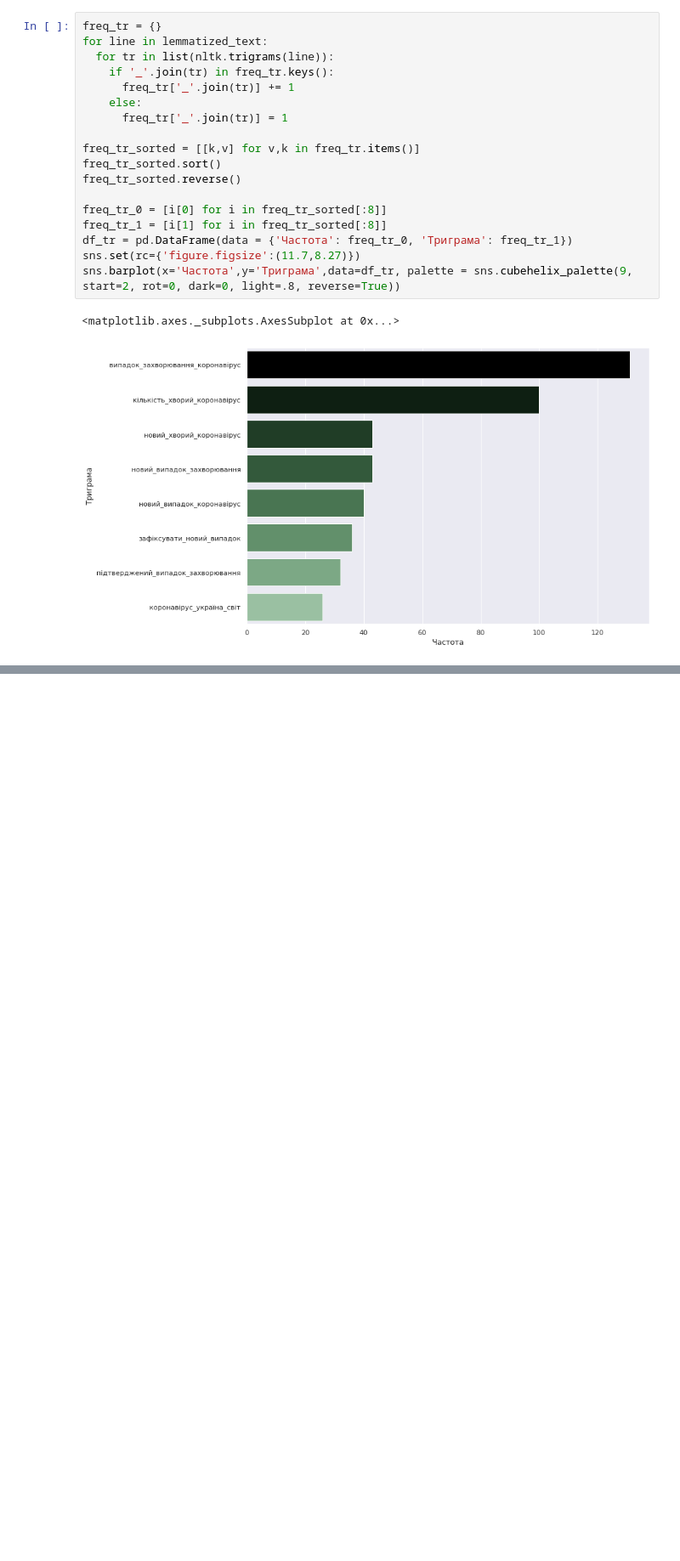
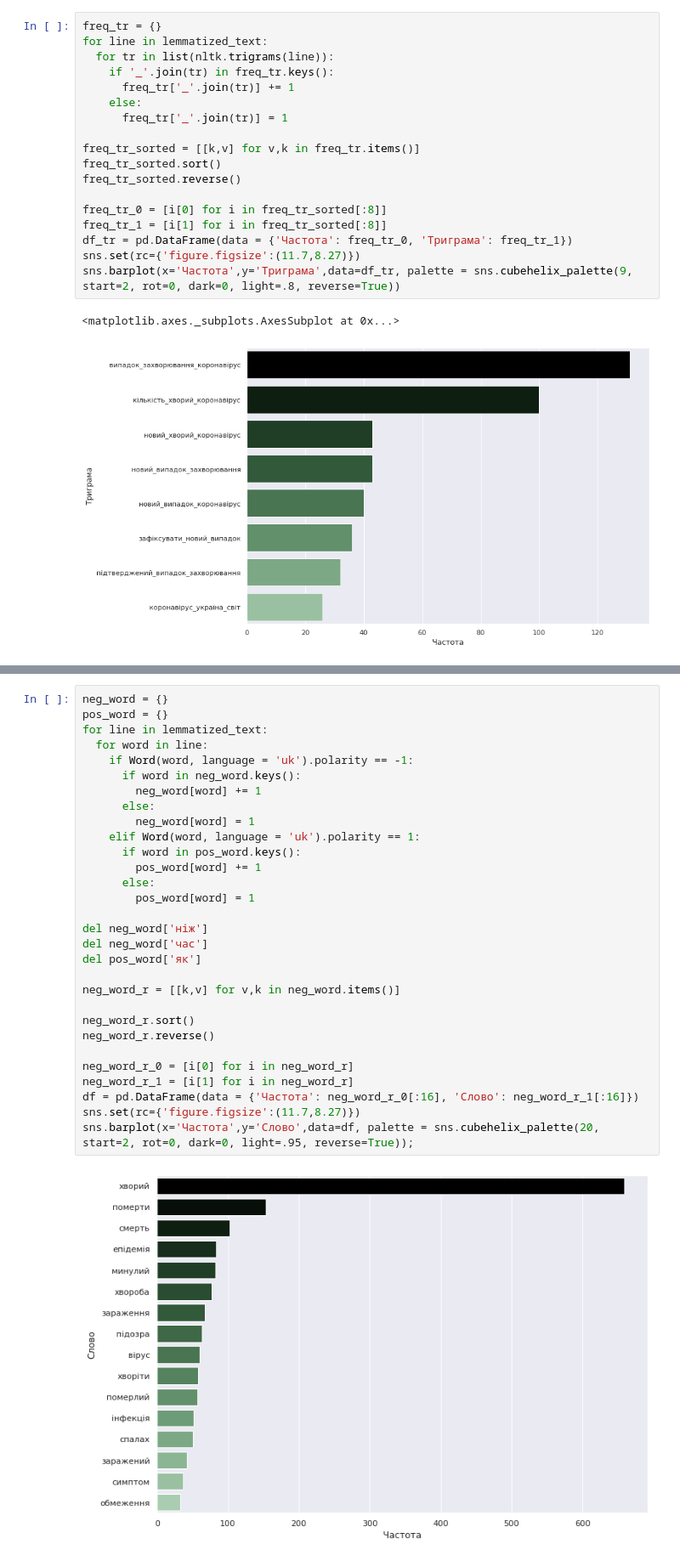
Before and after one commit to tiredwaffle/tweets_analysis, a Jupyter notebook: preprocessing.ipynb, the cells around one changed output, grey strips where cells are left out. Shown at 85% size. Saved outputs shown, nothing was run; the diff lists cells and outputs as text; blank space fills up the shorter version.

```diff
--- a/preprocessing.ipynb
+++ b/preprocessing.ipynb
@@ -272,0 +319,32 @@ sns.barplot(x='Частота',y='Триграма',data=df_tr, palette = sns.cu
+# %%
+neg_word = {}
+pos_word = {}
+for line in lemmatized_text:
+  for word in line:
+    if Word(word, language = 'uk').polarity == -1:
+      if word in neg_word.keys():
+        neg_word[word] += 1
+      else:
+        neg_word[word] = 1
+    elif Word(word, language = 'uk').polarity == 1:
+      if word in pos_word.keys():
+        pos_word[word] += 1
+      else:
+        pos_word[word] = 1
+
+del neg_word['ніж']
+del neg_word['час']
+del pos_word['як']
+
+neg_word_r = [[k,v] for v,k in neg_word.items()]
+
+neg_word_r.sort()
+neg_word_r.reverse()
+
+neg_word_r_0 = [i[0] for i in neg_word_r]
+neg_word_r_1 = [i[1] for i in neg_word_r]
+df = pd.DataFrame(data = {'Частота': neg_word_r_0[:16], 'Слово': neg_word_r_1[:16]})
+sns.set(rc={'figure.figsize':(11.7,8.27)})
+sns.barplot(x='Частота',y='Слово',data=df, palette = sns.cubehelix_palette(20, start=2, rot=0, dark=0, light=.95, reverse=True));
+# %% [output]
+[figure, added]
```
Also changed, not shown: parts of 19 cells of this notebook.
